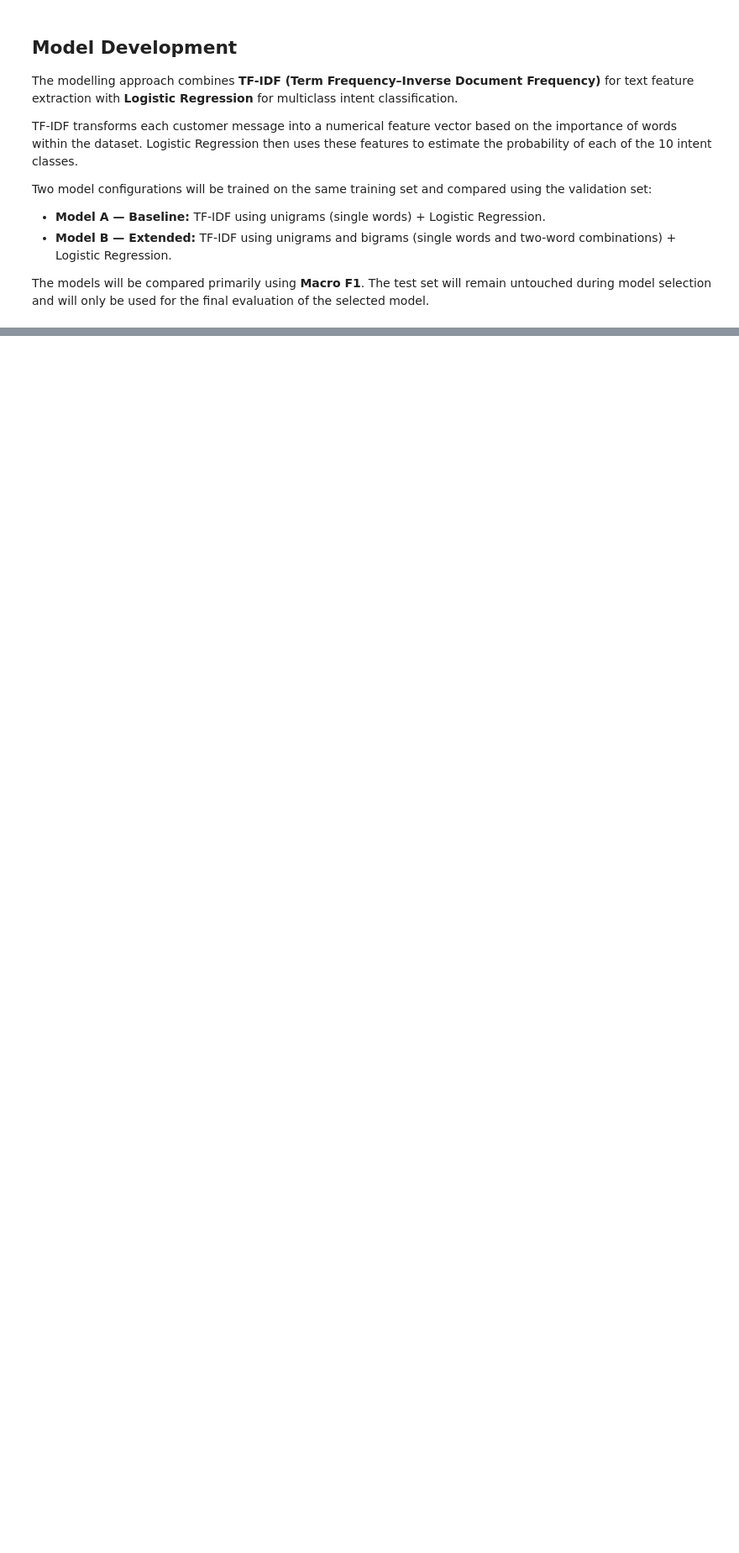
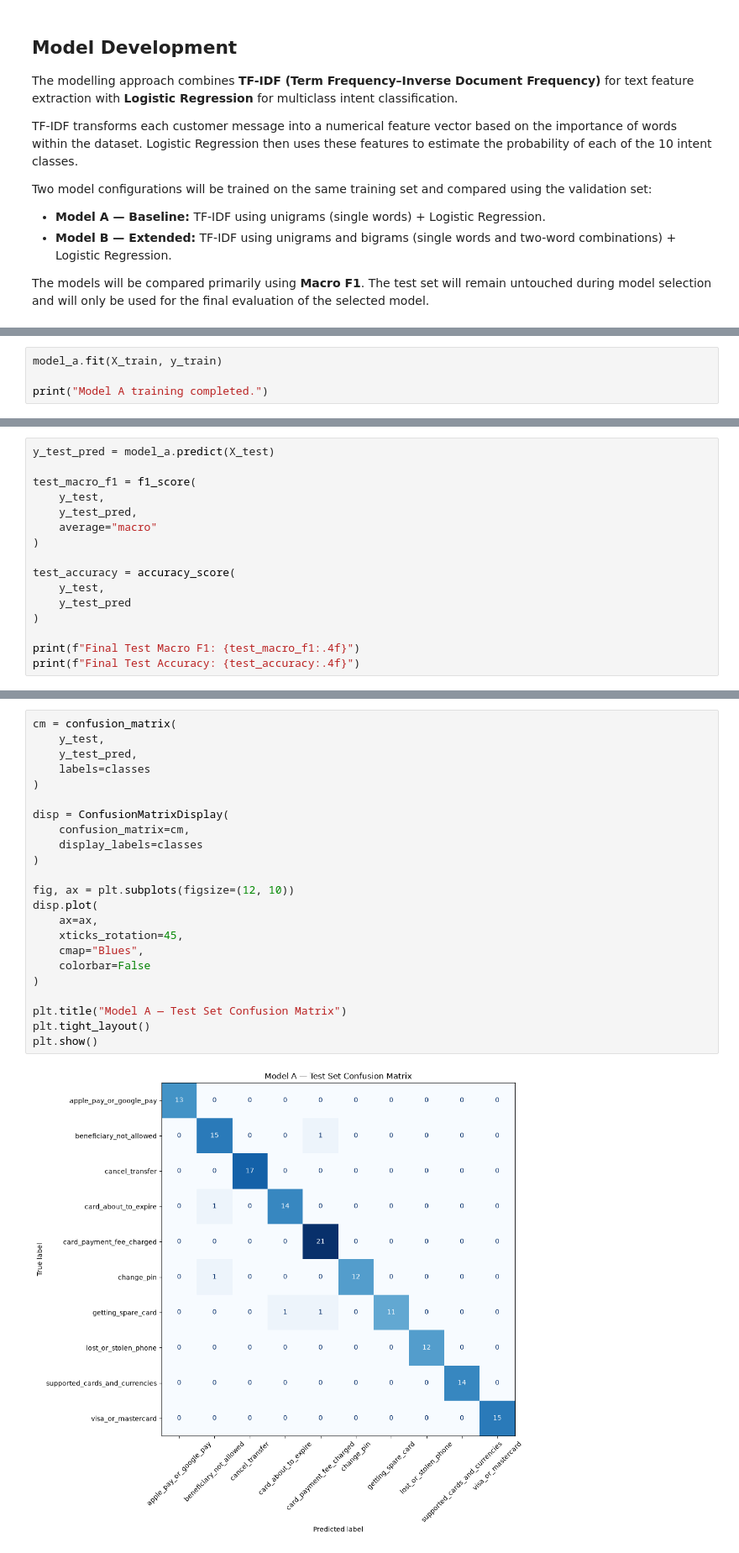
Before and after one commit to joanabutton/bankassist-triage, a Jupyter notebook: notebooks/02_modelling.ipynb, the cells around one changed output, grey strips where cells are left out. Shown at 84% size. Drawn from its saved outputs; the diff is of its cells as text; blank space fills up the shorter version.

Commit message:
Complete intent classifier modelling and evaluation

```diff
--- a/notebooks/02_modelling.ipynb
+++ b/notebooks/02_modelling.ipynb
@@ -141,0 +178,4 @@ The models will be compared primarily using **Macro F1**. The test set will rema
+# %%
+model_a.fit(X_train, y_train)
+
+print("Model A training completed.")
@@ -141,0 +300,16 @@ The models will be compared primarily using **Macro F1**. The test set will rema
+# %%
+y_test_pred = model_a.predict(X_test)
+
+test_macro_f1 = f1_score(
+    y_test,
+    y_test_pred,
+    average="macro"
+)
+
+test_accuracy = accuracy_score(
+    y_test,
+    y_test_pred
+)
+
+print(f"Final Test Macro F1: {test_macro_f1:.4f}")
+print(f"Final Test Accuracy: {test_accuracy:.4f}")
@@ -141,0 +356,25 @@ The models will be compared primarily using **Macro F1**. The test set will rema
+# %%
+cm = confusion_matrix(
+    y_test,
+    y_test_pred,
+    labels=classes
+)
+
+disp = ConfusionMatrixDisplay(
+    confusion_matrix=cm,
+    display_labels=classes
+)
+
+fig, ax = plt.subplots(figsize=(12, 10))
+disp.plot(
+    ax=ax,
+    xticks_rotation=45,
+    cmap="Blues",
+    colorbar=False
+)
+
+plt.title("Model A — Test Set Confusion Matrix")
+plt.tight_layout()
+plt.show()
+# %% [output]
+[figure, added]
```
Also changed, not shown: parts of 28 cells of this notebook.
